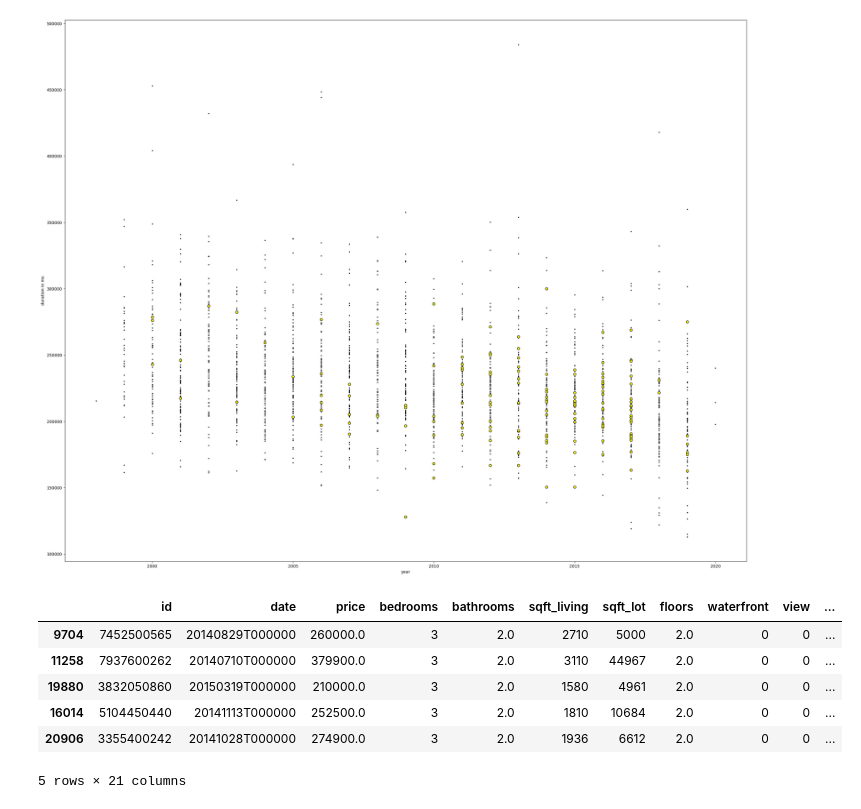
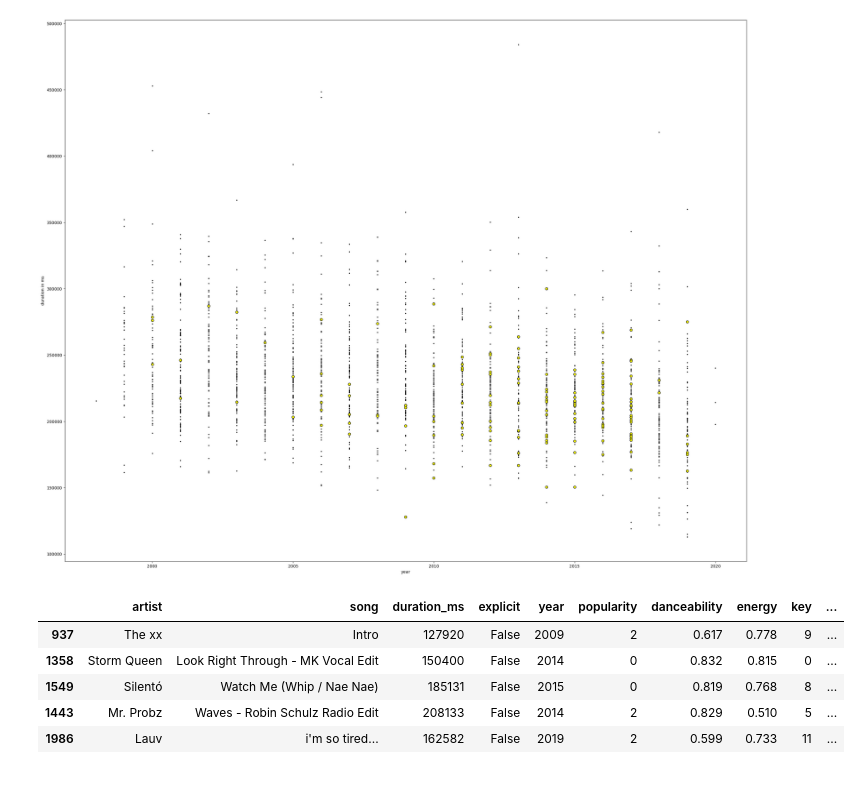
Before and after one commit to qojigedou/data_science, a Jupyter notebook: Optional_assignment_1_with_code.ipynb, the cells around one changed output. Cells and saved outputs as stored; diff of their text form; code cells hidden in the pictures.

```diff
--- a/Optional_assignment_1_with_code.ipynb
+++ b/Optional_assignment_1_with_code.ipynb
@@ -188,18 +188,19 @@ plt.show()
 # %%
 #c)
 #Your code:
+
+
 def calculate(row):
-    return row['price'] / row['sqft_living']
+    return row['loudness'] / row['duration_ms']
 filtered['ratio'] = filtered.apply(calculate, axis=1)
 filtered = filtered.sort_values(by='ratio')
 filtered.head(5)
 
 #Hint: .loc, .sort_values(), .index
 # %% [output]
-|  | id | date | price | bedrooms | bathrooms | sqft_living | sqft_lot | floors | waterfront | view | ... |
-| 9704 | 7452500565 | 20140829T000000 | 260000.0 | 3 | 2.0 | 2710 | 5000 | 2.0 | 0 | 0 | ... |
-| 11258 | 7937600262 | 20140710T000000 | 379900.0 | 3 | 2.0 | 3110 | 44967 | 2.0 | 0 | 0 | ... |
-| 19880 | 3832050860 | 20150319T000000 | 210000.0 | 3 | 2.0 | 1580 | 4961 | 2.0 | 0 | 0 | ... |
-| 16014 | 5104450440 | 20141113T000000 | 252500.0 | 3 | 2.0 | 1810 | 10684 | 2.0 | 0 | 0 | ... |
-| 20906 | 3355400242 | 20141028T000000 | 274900.0 | 3 | 2.0 | 1936 | 6612 | 2.0 | 0 | 0 | ... |
+|  | artist | song | duration_ms | explicit | year | popularity | danceability | energy | key | ... |
+| 937 | The xx | Intro | 127920 | False | 2009 | 2 | 0.617 | 0.778 | 9 | ... |
+| 1358 | Storm Queen | Look Right Through - MK Vocal Edit | 150400 | False | 2014 | 0 | 0.832 | 0.815 | 0 | ... |
+| 1549 | Silentó | Watch Me (Whip / Nae Nae) | 185131 | False | 2015 | 0 | 0.819 | 0.768 | 8 | ... |
+| 1443 | Mr. Probz | Waves - Robin Schulz Radio Edit | 208133 | False | 2014 | 2 | 0.829 | 0.510 | 5 | ... |
+| 1986 | Lauv | i'm so tired... | 162582 | False | 2019 | 2 | 0.599 | 0.733 | 11 | ... |
-5 rows × 21 columns
```
Also changed, not shown: 1 other file.
